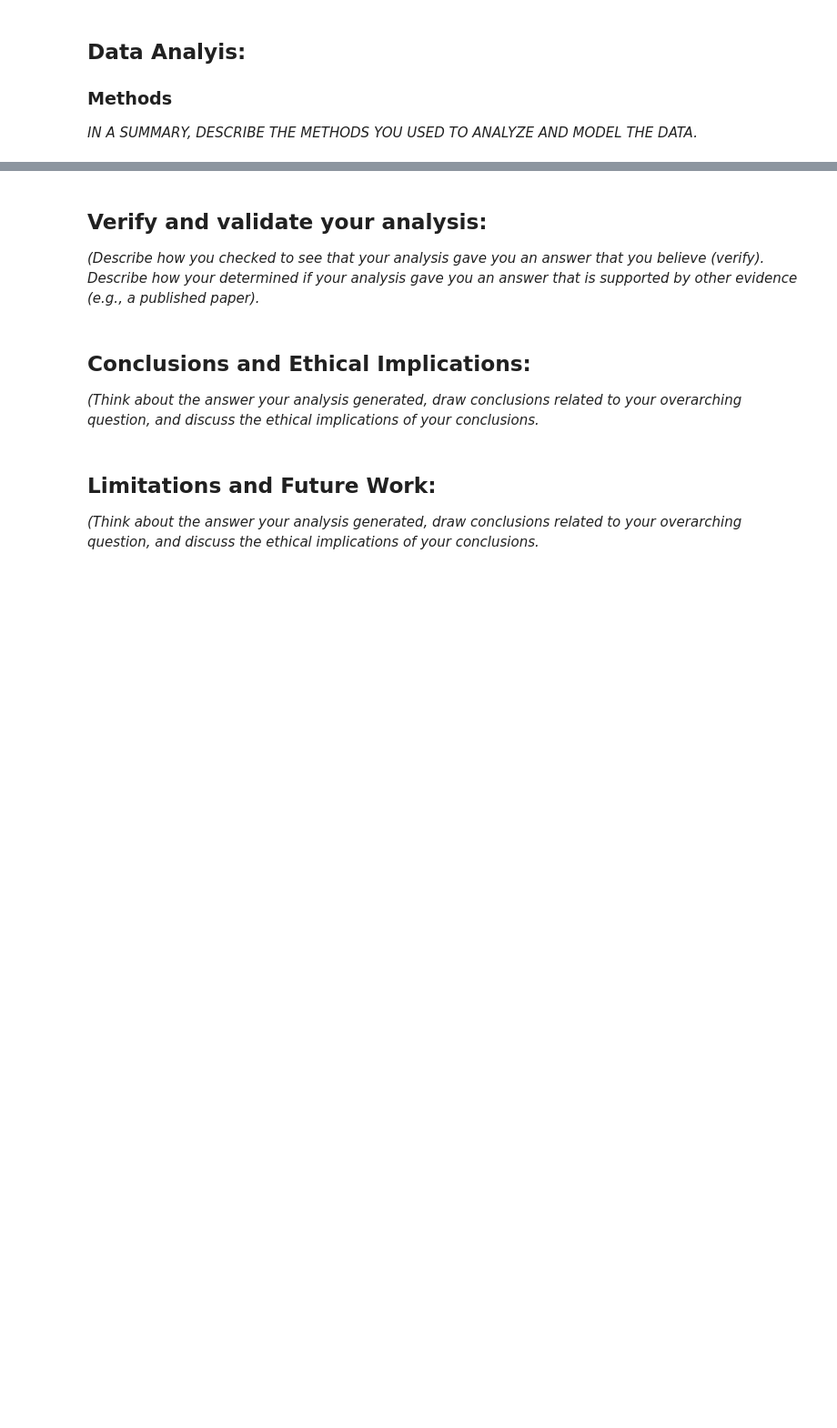
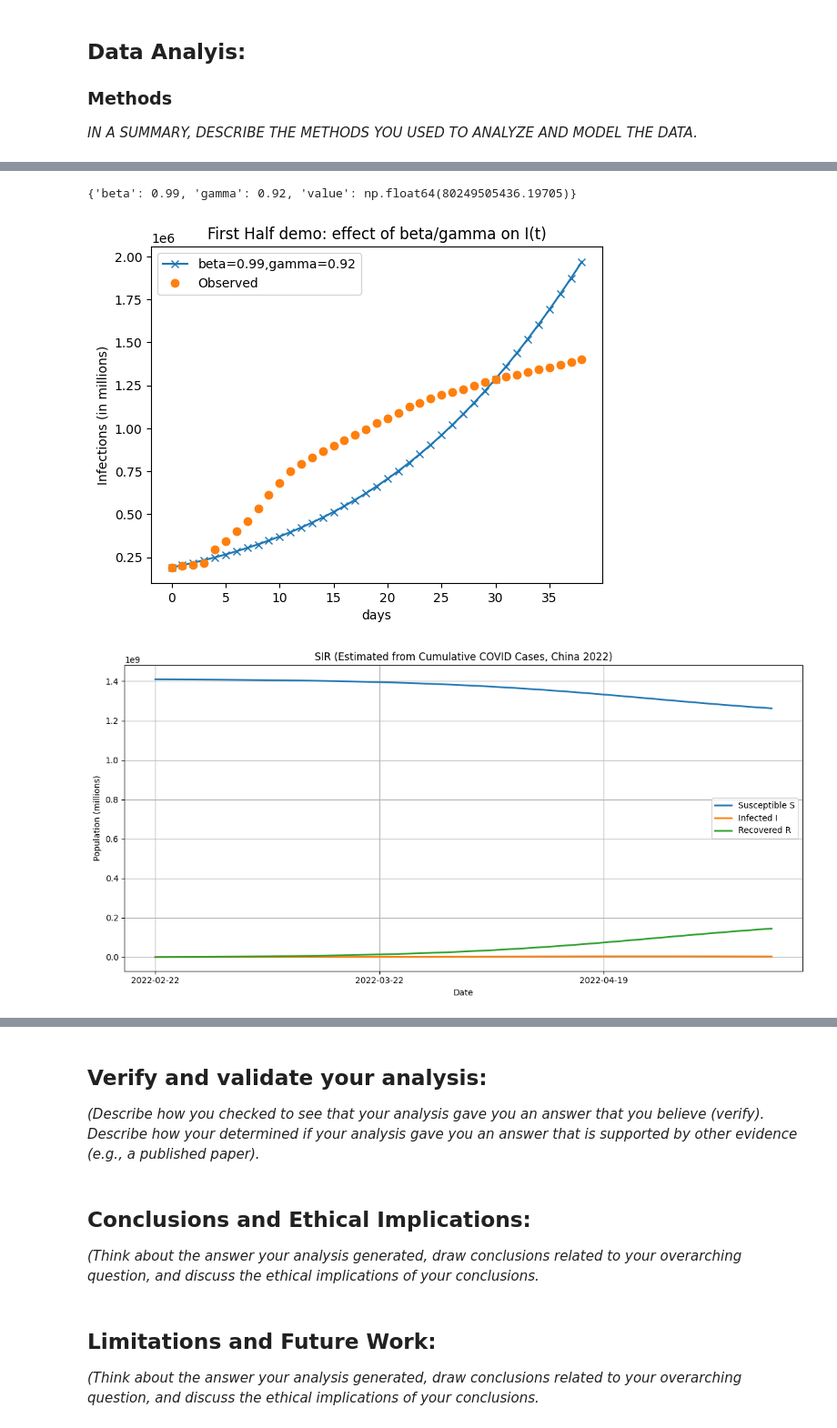
Before and after one commit to christylee1/Module4_covid, a Jupyter notebook: Elmqivst_Lee_Shee_MODULE4 .ipynb, the cells around one changed output, grey strips where cells are left out. Shown: that part at 91% size. Drawn from its saved outputs; the diff is of its cells as text; code cells hidden in the pictures; blank space fills up the shorter version.

Commit message:
Added (hopefully) code to split dataset and fit on model

```diff
--- a/Elmqivst_Lee_Shee_MODULE4 .ipynb
+++ b/Elmqivst_Lee_Shee_MODULE4 .ipynb
@@ -261,0 +223,78 @@ Note that if you have implemented an extended model and are having trouble fitti
+# %%
+# Use euler's method and your optimization routine above to find new gamma and beta on the
+# FIRST HALF of the data, then simulate the SIR model forward in time using those parameters and plot.
+
+
+import pandas as pd
+
+df_full = pd.read_csv("covid_china_data_spring_2022_cumulative (1).csv")
+
+I_obsfull = df_full['confirmed_cases'].values.astype(float)   # Set up I_obs array from data directly
+t_obsfull = np.linspace(0, len(I_obsfull)-1, len(I_obsfull)) # time array in days
+
+# Split the dataset to retrieve only the first half
+midpoint = int(len(df_full) / 2)
+df_half = df_full.iloc[:midpoint]
+
+
+# Find good beta and gamma using Euler's and plot I
+from main_functions import euler_sir
+N = 1410000000
+
+I_obs = df_half['confirmed_cases'].values.astype(float)   # Set up I_obs array from data directly
+t_obs = np.linspace(0, len(I_obs)-1, len(I_obs)) # time array in days
+
+I0_obs = df_half.iloc[0]['confirmed_cases']
+R0_obs = 0.0
+S0_obs = N - I0_obs - R0_obs
+
+min_SSE = {"beta": 0, "gamma": 0, "value": float("inf")}
+half_I = None
+for b in range(0, 100):
+    for g in range(0, 100):
+        S,I,R = euler_sir(b * 0.01, g * 0.01, S0_obs, I0_obs, R0_obs, t_obs, N)
+        #print(np.mean((I - I_obs)**2))
+        if np.mean((I - I_obs)**2) < min_SSE['value']:
+            min_SSE['value'] = np.mean((I - I_obs)**2)
+            min_SSE['beta'] = b * 0.01
+            min_SSE['gamma'] = g * 0.01
+            half_I = I
+
+print(min_SSE)
+
+plt.plot(t_obs, half_I, label=f'beta={min_SSE["beta"]},gamma={min_SSE["gamma"]}', marker='x')
+plt.plot(t_obs, I_obs, 'o', label='Observed')
+
+plt.legend()
+plt.xlabel('days')
+plt.ylabel('Infections (in millions)')
+plt.title('First Half demo: effect of beta/gamma on I(t)')
+plt.show()
+
+
+### Plotting SIR with full time array
+
+I_obsTest = df_full['confirmed_cases'].values.astype(float)
+t_full = np.linspace(0, len(I_obsTest)-1, len(I_obsTest)) # time array in days
+S,I,R = euler_sir(min_SSE['beta'], min_SSE['gamma'], S0_obs, I0_obs, R0_obs, t_full, N)
+
+plt.figure(figsize=(12,6))
+
+plt.plot(sir_df['date'], S, label='Susceptible S', linewidth=2)
+plt.plot(sir_df['date'], I, label='Infected I', linewidth=2)
+plt.plot(sir_df['date'], R, label='Recovered R', linewidth=2)
+
+plt.xlabel("Date")
+plt.ylabel("Population (millions)")
+plt.title("SIR (Estimated from Cumulative COVID Cases, China 2022)")
+plt.legend()
+
+# plt.gca().xaxis.set_major_formatter(mdates.DateFormatter('%-m/%-y'))
+plt.gca().xaxis.set_major_locator(mdates.WeekdayLocator(interval=4))
+plt.grid(True)
+plt.tight_layout()
+plt.show()
+# %% [output]
+{'beta': 0.99, 'gamma': 0.92, 'value': np.float64(80249505436.19705)}
+[figure, added]
+[figure, added]
```
Also changed, not shown: parts of 18 cells of this notebook, 1 other file.
